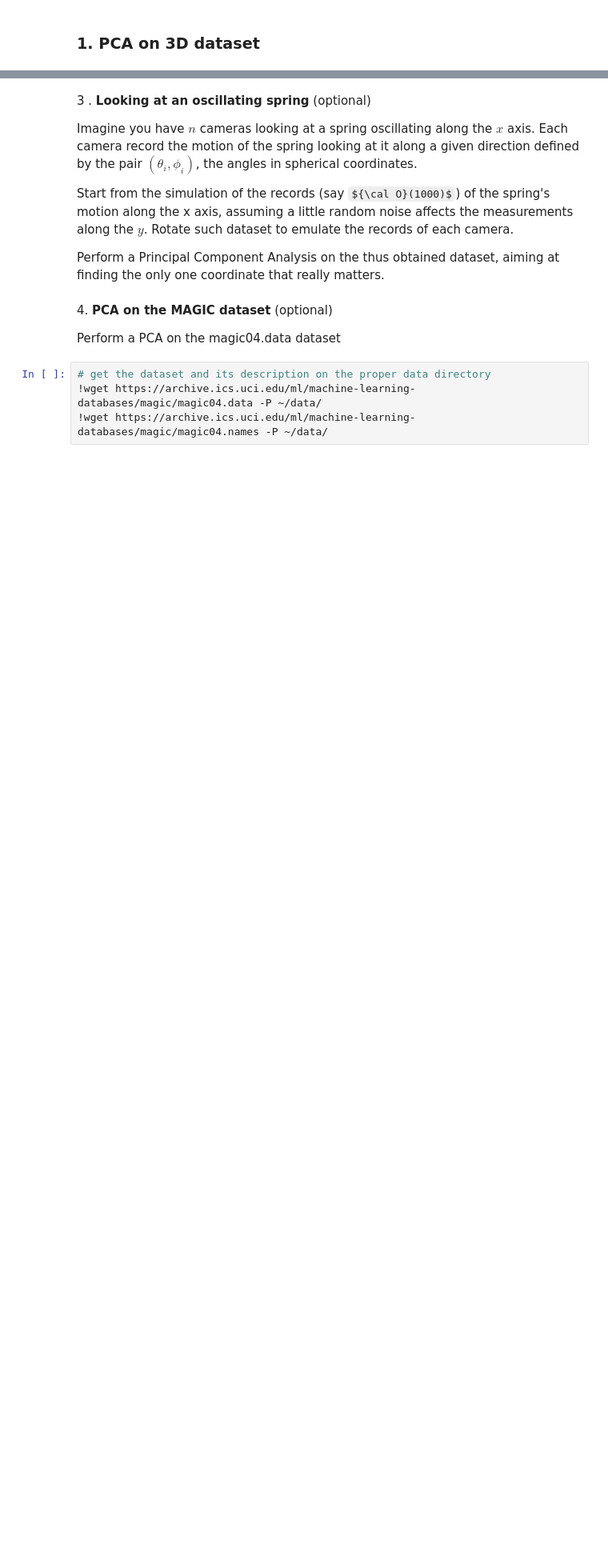
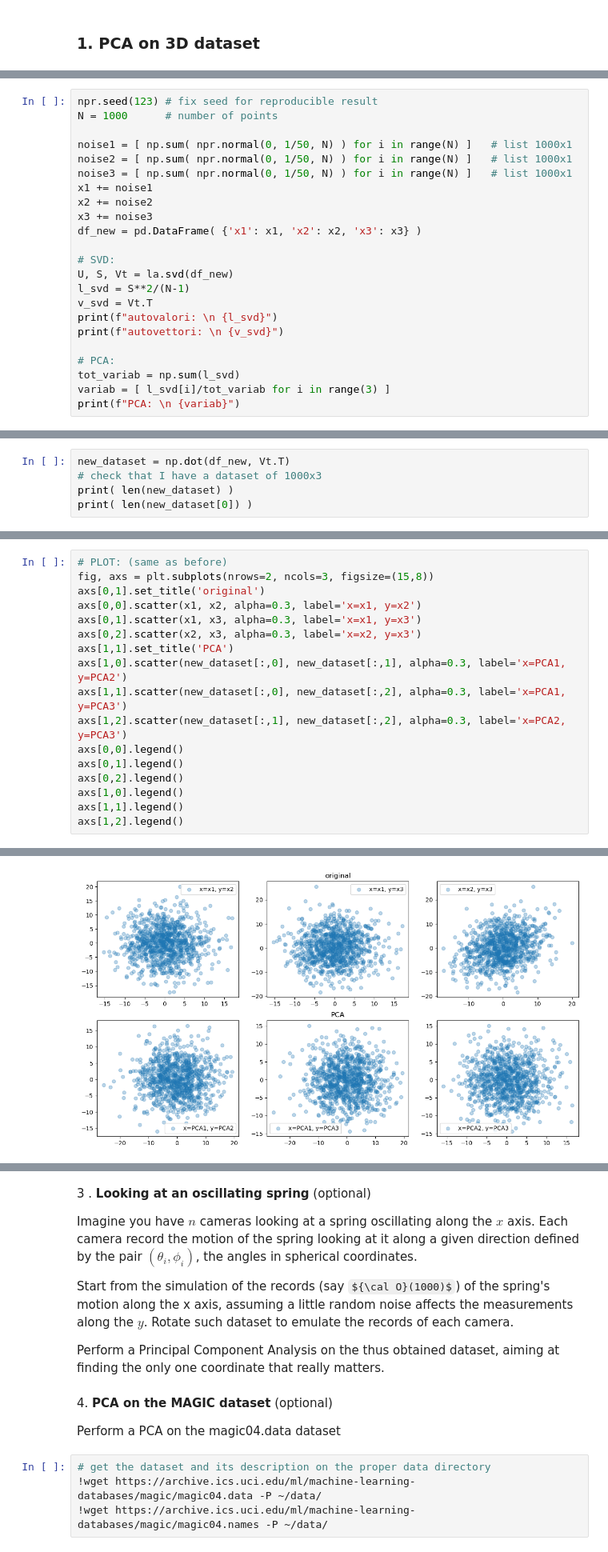
Before and after one commit to seccobenedetto/LCPA, a Jupyter notebook: 08ex_LinearAlgebra.ipynb, the cells around one changed output, grey strips where cells are left out. Shown at 80% size. Saved outputs shown, nothing was run; the diff lists cells and outputs as text; some formulas as TeX source; blank space fills up the shorter version.

```diff
--- a/08ex_LinearAlgebra.ipynb
+++ b/08ex_LinearAlgebra.ipynb
@@ -165,2 +127,25 @@ Start from the dataset you have genereted in the previous exercise and add uncor
 
 Repeat the PCA procedure and compare the results with what you obtained before
+# %%
+npr.seed(123) # fix seed for reproducible result
+N = 1000      # number of points
+
+noise1 = [ np.sum( npr.normal(0, 1/50, N) ) for i in range(N) ]   # list 1000x1
+noise2 = [ np.sum( npr.normal(0, 1/50, N) ) for i in range(N) ]   # list 1000x1
+noise3 = [ np.sum( npr.normal(0, 1/50, N) ) for i in range(N) ]   # list 1000x1
+x1 += noise1
+x2 += noise2
+x3 += noise3
+df_new = pd.DataFrame( {'x1': x1, 'x2': x2, 'x3': x3} )
+
+# SVD:
+U, S, Vt = la.svd(df_new)
+l_svd = S**2/(N-1)
+v_svd = Vt.T
+print(f"autovalori: \n {l_svd}")
+print(f"autovettori: \n {v_svd}")
+
+# PCA:
+tot_variab = np.sum(l_svd)
+variab = [ l_svd[i]/tot_variab for i in range(3) ]
+print(f"PCA: \n {variab}")
@@ -166,0 +163,5 @@ Repeat the PCA procedure and compare the results with what you obtained before
+# %%
+new_dataset = np.dot(df_new, Vt.T)
+# check that I have a dataset of 1000x3
+print( len(new_dataset) )
+print( len(new_dataset[0]) )
@@ -166,0 +171,18 @@ Repeat the PCA procedure and compare the results with what you obtained before
+# %%
+# PLOT: (same as before)
+fig, axs = plt.subplots(nrows=2, ncols=3, figsize=(15,8))
+axs[0,1].set_title('original')
+axs[0,0].scatter(x1, x2, alpha=0.3, label='x=x1, y=x2')
+axs[0,1].scatter(x1, x3, alpha=0.3, label='x=x1, y=x3')
+axs[0,2].scatter(x2, x3, alpha=0.3, label='x=x2, y=x3')
+axs[1,1].set_title('PCA')
+axs[1,0].scatter(new_dataset[:,0], new_dataset[:,1], alpha=0.3, label='x=PCA1, y=PCA2')
+axs[1,1].scatter(new_dataset[:,0], new_dataset[:,2], alpha=0.3, label='x=PCA1, y=PCA3')
+axs[1,2].scatter(new_dataset[:,1], new_dataset[:,2], alpha=0.3, label='x=PCA2, y=PCA3')
+axs[0,0].legend()
+axs[0,1].legend()
+axs[0,2].legend()
+axs[1,0].legend()
+axs[1,1].legend()
+axs[1,2].legend()
+# %% [output]
@@ -166,0 +190 @@ Repeat the PCA procedure and compare the results with what you obtained before
+[figure, added]
```
Also changed, not shown: parts of 24 cells of this notebook.
